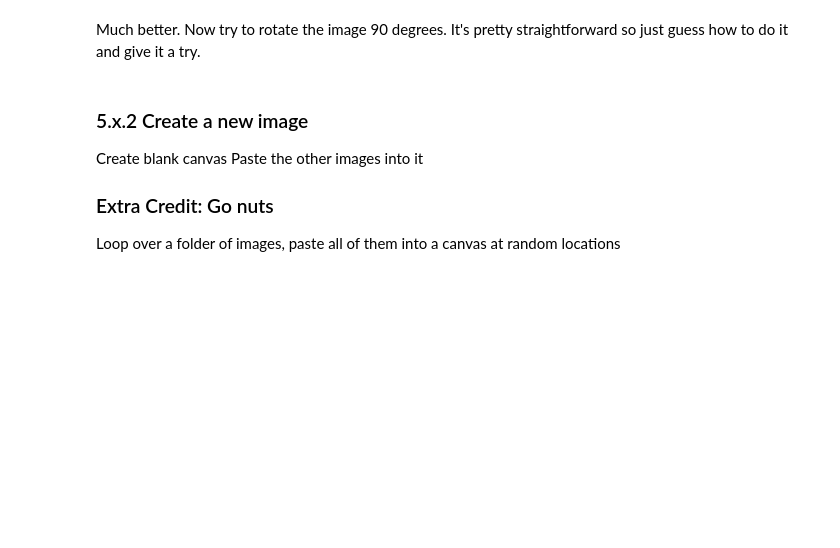
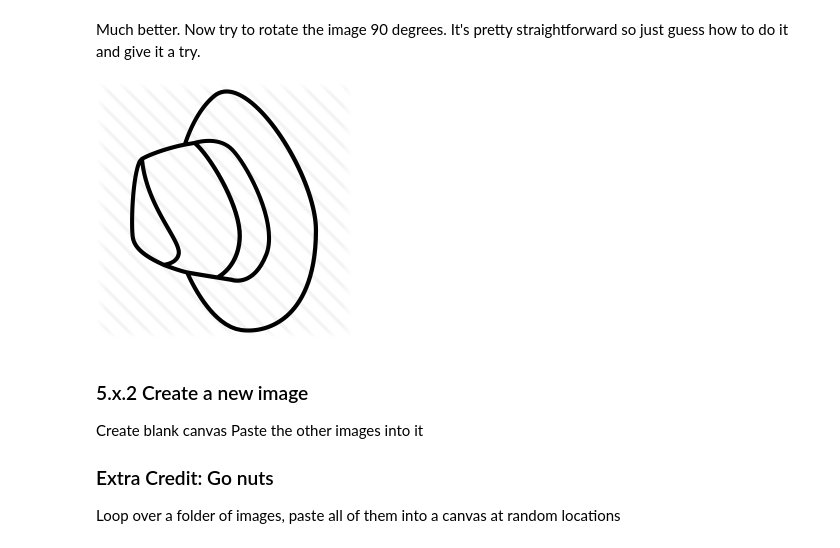
Before and after one commit to mpi-python/mpi-python-intro, a Jupyter notebook: Session5/Session5.ipynb, the cells around one changed output. Drawn from its saved outputs; the diff is of its cells as text; code cells hidden in the pictures; blank space fills up the shorter version.

```diff
--- a/Session5/Session5.ipynb
+++ b/Session5/Session5.ipynb
@@ -100,7 +100,10 @@ im.resize((400, 400), Image.BICUBIC)
 Much better.
 Now try to rotate the image 90 degrees. It's pretty straightforward so just guess how to do it and give it a try.
 # %%
+im.rotate(90)
 # rotate image here
+# %% [output]
+[figure, added]
 # %% [markdown]
 ### 5.x.2 Create a new image
 Create blank canvas
```
Also changed, not shown: parts of 19 cells of this notebook, 5 other files.
